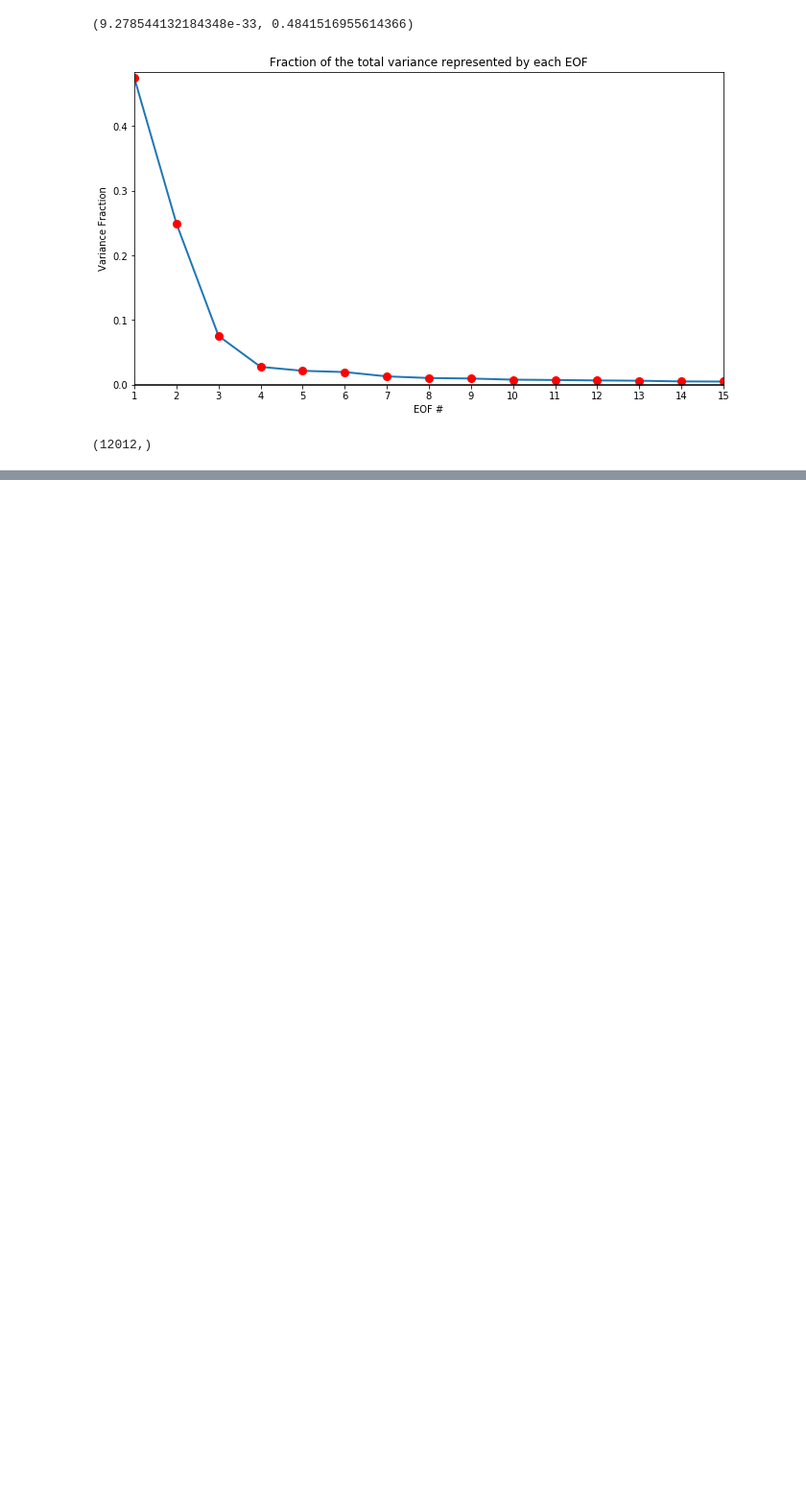
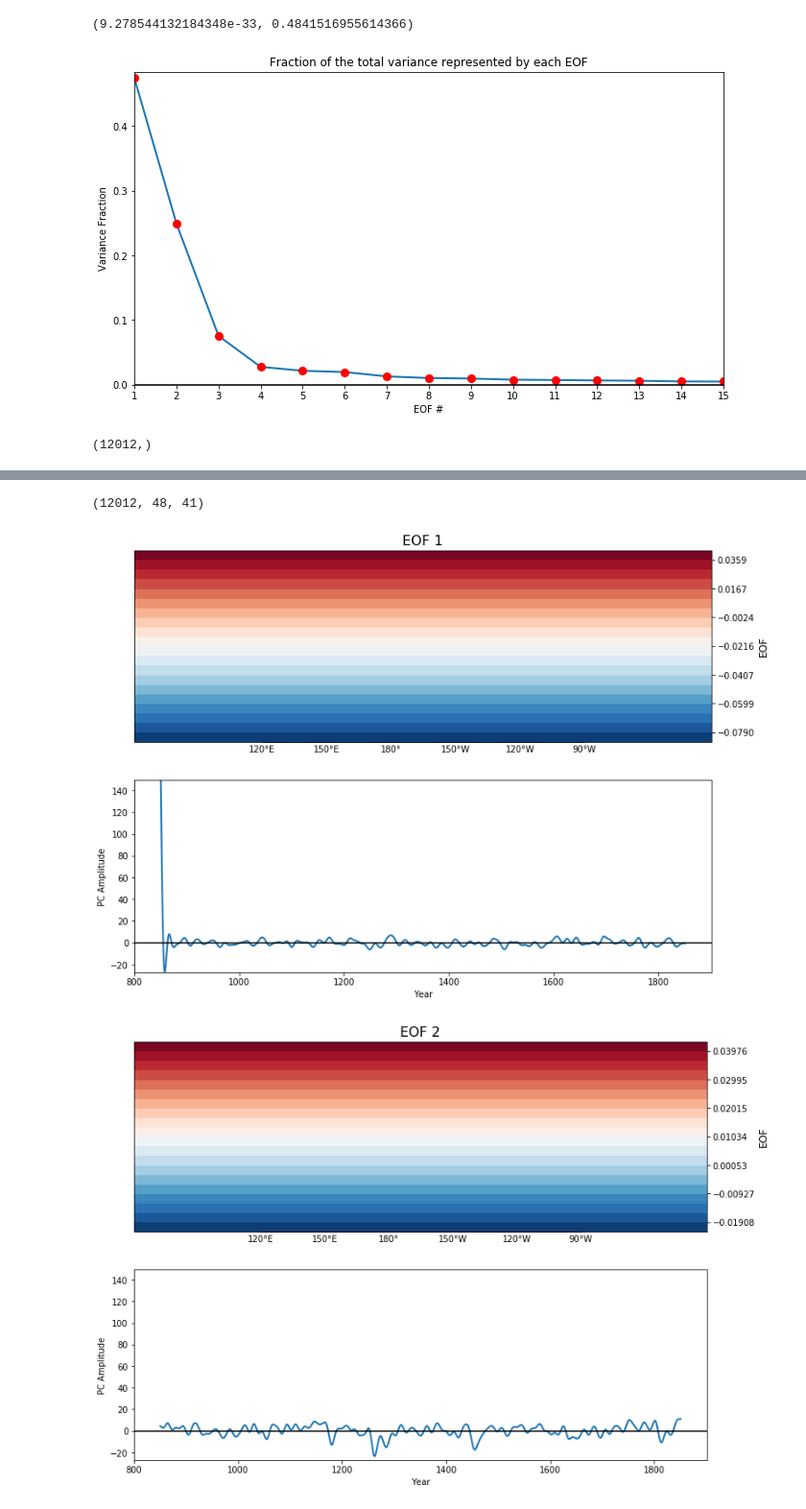
Before and after one commit to ssk351/Miscellaneous, a Jupyter notebook: construct_pdo.ipynb, the cells around one changed output, grey strips where cells are left out. Shown at 96% size. Saved outputs shown, nothing was run; the diff lists cells and outputs as text; code cells hidden in the pictures; blank space fills up the shorter version.

```diff
--- a/construct_pdo.ipynb
+++ b/construct_pdo.ipynb
@@ -126,0 +143,18 @@ pc1[:,1].shape
+# %%
+tas_filt.shape
+# %% [output]
+(12012, 48, 41)
+# %%
+# masking out land points
+tas_filt_ocean = np.zeros((tas_filt.shape))
+for i in range(lon.shape[0]):
+    for j in range(lat.shape[0]):
+        if(bm.is_land(lon[i], lat[j])==False):
+            tas_filt_ocean[:,j,i] = tas_filt[:,j,i]
+# %%
+# Doing an EOF/PCA analysis of this ocean tas data
+# EOF and PCA from https://github.com/royalosyin/Python-Practical-Application-on-Climate-Variability-Studies/blob/master/ex17-EOF%20analysis%20global%20hgt500.ipynb
+# Create an EOF solver to do the EOF analysis
+wgts   = np.cos(np.deg2rad(lat))
+wgts   = wgts.reshape(len(wgts), 1)
+solver = Eof(tas_filt_ocean, weights=wgts)
@@ -126,0 +167,38 @@ pc1[:,1].shape
+# %%
+# Retrieve the leading EOFs
+eof1 = solver.eofs(neofs=10)
+pc1  = solver.pcs(npcs=10, pcscaling=0)
+varfrac = solver.varianceFraction()
+lambdas = solver.eigenvalues()
+# %%
+#Visualize leading EOFs
+nt,nlat,nlon = tas_filt.shape
+parallels = np.arange(-90,90,30.)
+meridians = np.arange(0,360,30)
+
+for i in range(0,2):
+    fig = plt.figure(figsize=(12,9))
+    plt.subplot(211)
+
+    m = Basemap(projection='cyl', llcrnrlon=min(lon), llcrnrlat=min(lat), urcrnrlon=max(lon), urcrnrlat=max(lat))
+    x, y = m(*np.meshgrid(lon, lat))
+    clevs = np.linspace(np.min(eof1[i,:,:].squeeze()), np.max(eof1[i,:,:].squeeze()), 21)
+    cs = m.contourf(x, y, eof1[i,:,:].squeeze(), clevs, cmap=plt.cm.RdBu_r)
+    m.drawcoastlines()
+    m.drawparallels(parallels, labels=[1,0,0,0])
+    m.drawmeridians(meridians, labels=[1,0,0,1])
+
+    cb = m.colorbar(cs, 'right', size='5%', pad='2%')
+    cb.set_label('EOF', fontsize=12)
+    plt.title('EOF ' + str(i+1), fontsize=16)
+
+    plt.subplot(212)
+    days = np.linspace(850,1851,nt)
+    plt.plot(days, pc1[:,i], linewidth=2)
+    plt.axhline(0, color='k')
+    plt.xlabel('Year')
+    plt.ylabel('PC Amplitude')
+    plt.ylim(np.min(pc1.squeeze()), np.max(pc1.squeeze()))
+# %% [output]
+[figure, added]
+[figure, added]
```
Also changed, not shown: parts of 6 cells of this notebook.
